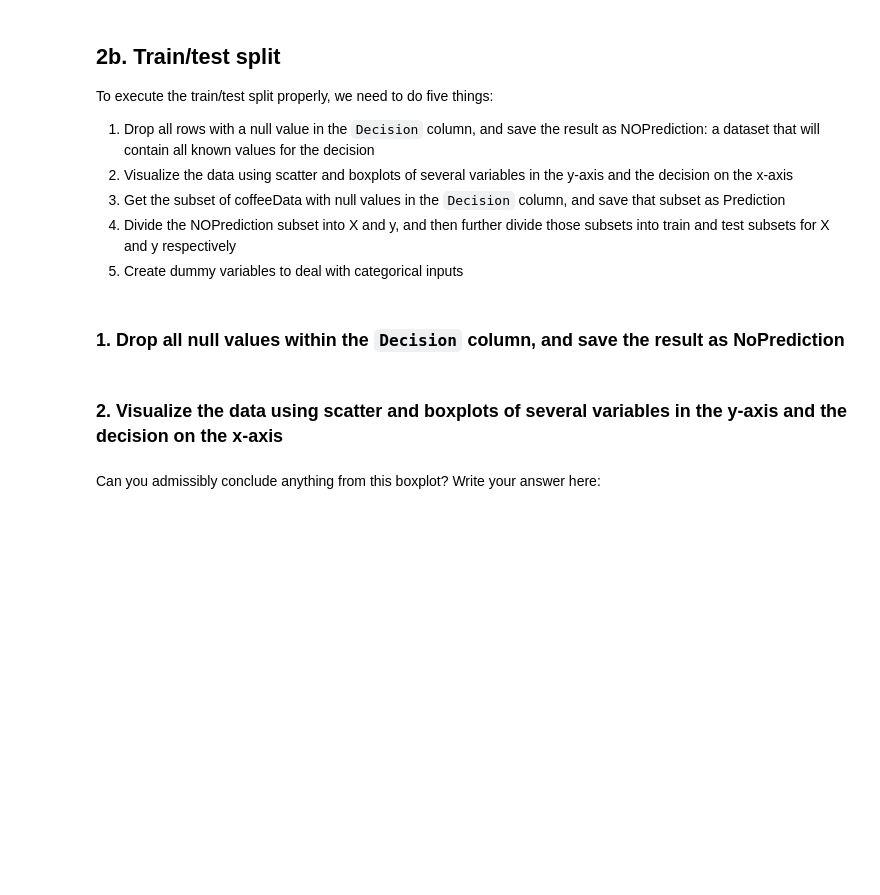
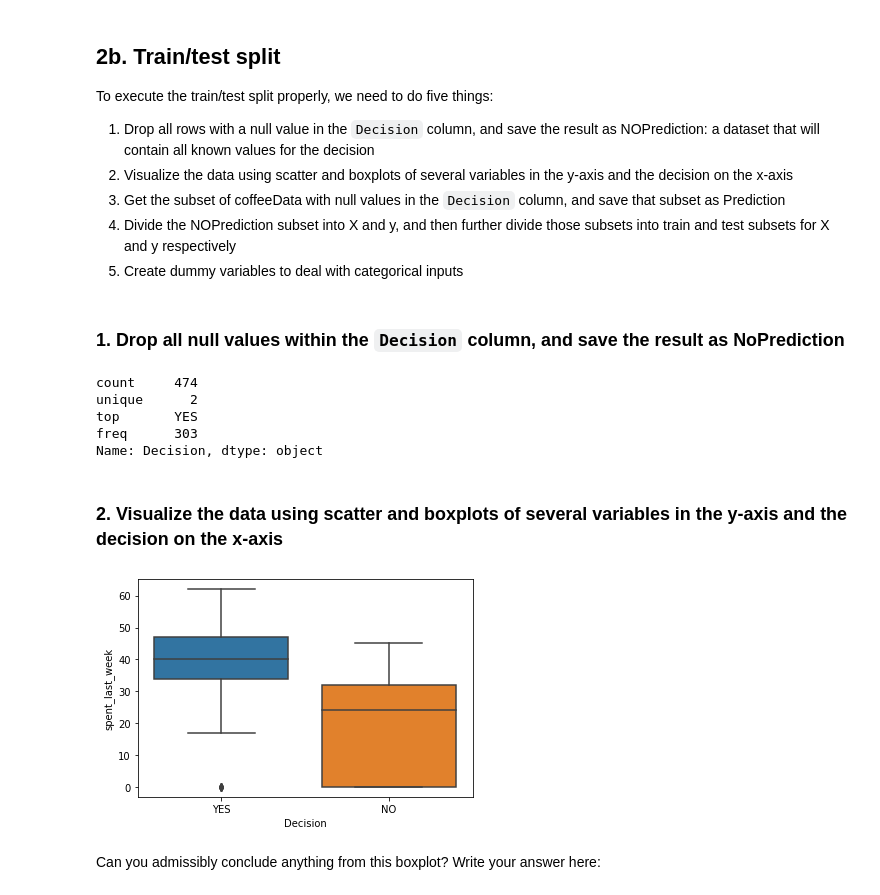
Before and after one commit to neetinds/Springboard, a Jupyter notebook: Springboard_Decision_Tree_Specialty_Coffee_Case_Study_Tier_1.ipynb, the cells around one changed output. Drawn from its saved outputs; the diff is of its cells as text; code cells hidden in the pictures; blank space fills up the shorter version.

```diff
--- a/Springboard_Decision_Tree_Specialty_Coffee_Case_Study_Tier_1.ipynb
+++ b/Springboard_Decision_Tree_Specialty_Coffee_Case_Study_Tier_1.ipynb
@@ -153,6 +209,7 @@ We can see a bunch of inconsistency here.
 Use replace() to make the values of the `gender` column just `Female` and `Male`.
 # %%
 # Use the function .replace() on the column "gender"; replace all alternate values with 'Female'
-coffeeData["Gender"] = coffeeData["Gender"]._ _ _(["female", "f ", "FEMALE", "F"], "Female")
+
+coffee['Gender'] = coffee['Gender'].replace(['female', 'F', 'f ', 'FEMALE'], 'Female')
 # %%
 # Let's check the unique values of the column "gender"
@@ -160,5 +219,7 @@ coffeeData["Gender"]._ _ _()
 # %%
 # Use the function .replace() on the column "gender"; replace all alternate values with "Male"
-coffeeData["Gender"] = _ _ _._ _ _(["MALE", "male", "M"], "_ _ _")
+#coffeeData["Gender"] = _ _ _._ _ _(["MALE", "male", "M"], "_ _ _")
+
+coffee['Gender'] = coffee['Gender'].replace(['Male', 'MALE', 'male', 'M'], 'Male')
 # %%
 # Let's check the unique values of the column "gender"
@@ -170,6 +235,6 @@ _ _ _
 We now want to replace `1.0` and `0.0` in the `Decision` column by `YES` and `NO` respectively.
 # %%
 # Call replace() on the Decision column to replace 1.0 and 0.0 by 'Yes' and 'No'
-coffeeData["Decision"] = coffeeData["Decision"].replace(1.0, "YES")
-_ _ _
-coffeeData.info()
+coffee['Decision'] = coffee['Decision'].replace(1.0, 'YES')
+coffee['Decision'] = coffee['Decision'].replace(0.0, 'NO')
+coffee.info()
@@ -190,16 +274,24 @@ To execute the train/test split properly, we need to do five things:
 # NoPrediction will contain all known values for the decision
 # Call dropna() on coffeeData, and store the result in a variable NOPrediction
 # Call describe() on the Decision column of NoPrediction after calling dropna() on coffeeData
-NOPrediction = _ _ _
-NOPrediction["_ _ _"].describe()
+NOPrediction = coffee.dropna()
+NOPrediction['Decision'].describe()
+# %% [output]
+count     474
+unique      2
+top       YES
+freq      303
+Name: Decision, dtype: object
 # %% [markdown]
 ### 2. Visualize the data using scatter and boxplots of several variables in the y-axis and the decision on the x-axis
 # %%
 # Exploring our new NOPrediction dataset
 # Call boxplot() on our Seaborn object sns, and plug y="spent_today", x= "Decision", data=NOPrediction
 # Don't forget to call plt.slow() after that
-sns._ _ _(y="spent_last_week", x= "Decision", data=NOPrediction)
+sns.boxplot(y="spent_last_week", x= "Decision", data=NOPrediction)
 plt.show()
+# %% [output]
+[figure, added]
 # %% [markdown]
 Can you admissibly conclude anything from this boxplot? Write your answer here:
 # %%
```
Also changed, not shown: parts of 35 cells of this notebook.
